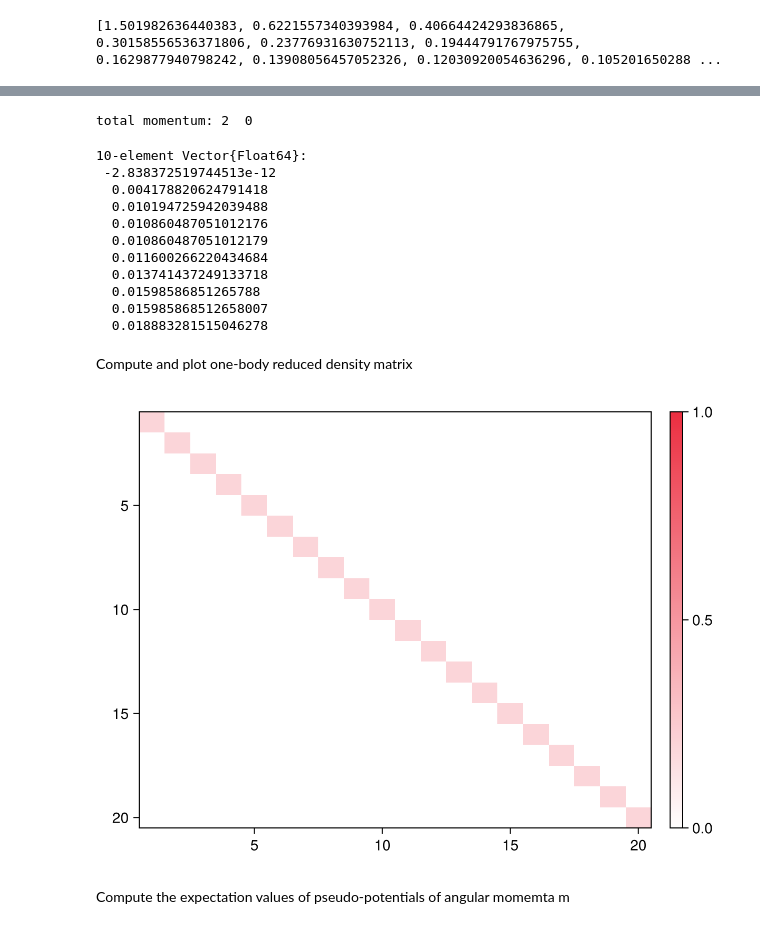
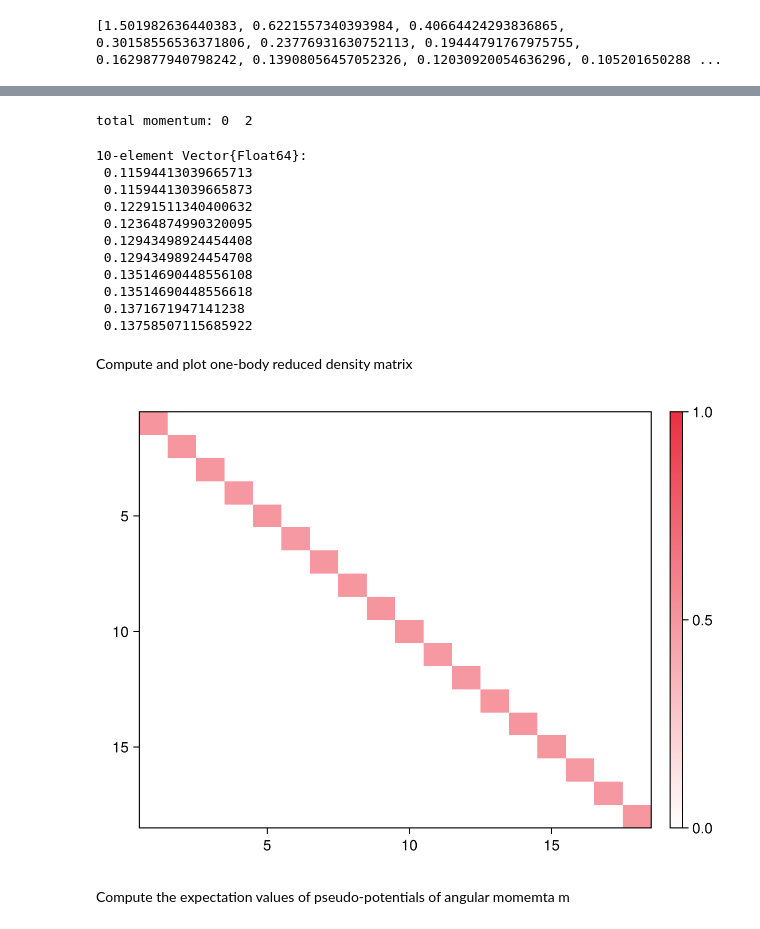
Before and after one commit to Zou-Bo/MomentumED.jl, a Jupyter notebook: examples/topological order/4 Pfaffin_vs_CFL.ipynb, the cells around one changed output, grey strips where cells are left out. Drawn from its saved outputs; the diff is of its cells as text; code cells hidden in the pictures.

```diff
--- a/examples/topological order/4 Pfaffin_vs_CFL.ipynb
+++ b/examples/topological order/4 Pfaffin_vs_CFL.ipynb
@@ -127,7 +129,7 @@ end
 sys_int = LandauInteraction((1, 0, 1, 0));
 
 # use Haldane pseudopotential
-sys_int.V_intra = [0.0; 1.0; 0.0; 1.0]
+sys_int.V_intra = [0.0; 1.0; 0.0; 0.0]
 
 # show the pseudopotential decomposition of the gate-screened Coulomb interaction for reference
 sys_int.D_l = 5.0                              # gate distance / magnetic length
@@ -143,11 +145,14 @@ para = EDPara(k_list = k_list, Gk = Gk,
 # %% [output]
 [1.501982636440383, 0.6221557340393984, 0.40664424293836865, 0.30158556536371806, 0.23776931630752113, 0.19444791767975755, 0.1629877940798242, 0.13908056457052326, 0.12030920054636296, 0.105201650288 ...
 # %%
-show( MomentumED.Combinatorics.binomial(Nk, Ne) / Nk)
-
-blocks, block_k1, block_k2, k0number =
-    ED_momentum_block_division(para, ED_mbslist(para, (Ne,)));
+# Create momentum blocks (Hilbert subspace)
+subspaces, ss_k1, ss_k2 =
+    ED_momentum_subspaces(para, (Ne, ));
+display(length.(subspaces))
 
 # one-body terms are all zero in flat Landau level
 scat = ED_sortedScatterList_twobody(para);
+
+# construct the Hamiltonian operator
+hmlt = MBOperator(scat; upper_hermitian = true)
 # %% [output]
@@ -155,11 +180,11 @@ scat = ED_sortedScatterList_twobody(para);
 # %%
-Neigen = 10  # Number of eigenvalues to compute per block
-energies = Vector{Vector{Float64}}(undef, length(blocks))
-vectors = Vector{Vector{Vector{ComplexF64}}}(undef, length(blocks))
-for i in eachindex(blocks)
-    println("Processing block #$i with size $(length(blocks[i])), momentum $(block_k1[i]), $(block_k2[i])")
-    energies[i], vectors[i] = EDsolve(blocks[i], scat; N = Neigen,
-        showtime=true
+Neigen = 10  # Number of eigenvalues to compute per subspace
+energies = Vector{Vector{Float64}}(undef, length(subspaces));
+vectors = Vector{Vector{<:MBS64Vector}}(undef, length(subspaces));
+for i in eachindex(subspaces)
+    println("Processing subspace #$i with size $(length(subspaces[i])), momentum $(ss_k1[i]), $(ss_k2[i])")
+    energies[i], vectors[i] = EDsolve(subspaces[i], hmlt;
+        N=Neigen, showtime=true, ishermitian=true
     )
 end
 # %% [output]
@@ -187,36 +212,37 @@ plot_ed_spectrum()
 # %%
 # check energies explicitly to see degeneracy.
 
-bn = 11 # the block number to inspect
-println("total momentum: ", block_k1[bn], "  ", block_k2[bn])
-energies[bn]/Nk/LLT.W0
+sn = 3 # the subspace number to inspect
+println("total momentum: ", ss_k1[sn], "  ", ss_k2[sn])
+energies[sn]/Nk/LLT.W0
 # %% [output]
-total momentum: 2  0
+total momentum: 0  2
 10-element Vector{Float64}:
- -2.838372519744513e-12
-  0.004178820624791418
-  0.010194725942039488
-  0.010860487051012176
-  0.010860487051012179
-  0.011600266220434684
-  0.013741437249133718
-  0.01598586851265788
-  0.015985868512658007
-  0.018883281515046278
+ 0.11594413039665713
+ 0.11594413039665873
+ 0.12291511340400632
+ 0.12364874990320095
+ 0.12943498924454408
+ 0.12943498924454708
+ 0.13514690448556108
+ 0.13514690448556618
+ 0.1371671947141238
+ 0.13758507115685922
 # %% [markdown]
 Compute and plot one-body reduced density matrix
 # %%
 # plot the one-body reduced density matrix of the ground eigenstate in the first block
-rdm = ED_onebody_rdm(blocks[bn], vectors[bn][1])
+sn = 3
+rdm = ED_onebody_rdm(vectors[sn][1])
 
 fig = Figure();
 ax = Axis(fig[1, 1]; yreversed = true)
 hm = heatmap!(ax, abs.(rdm); colorrange = (0,1),
     colormap = range(Makie.Colors.colorant"white", stop=Makie.Colors.colorant"#ec2f41", length=15)
 )
 Colorbar(fig[1, 2], hm)
 fig
 # %% [output]
-[figure, old version]
+[figure, new version]
 # %% [markdown]
 Compute the expectation values of pseudo-potentials of angular momemta m
```
Also changed, not shown: parts of 15 cells of this notebook, 6 other files.
